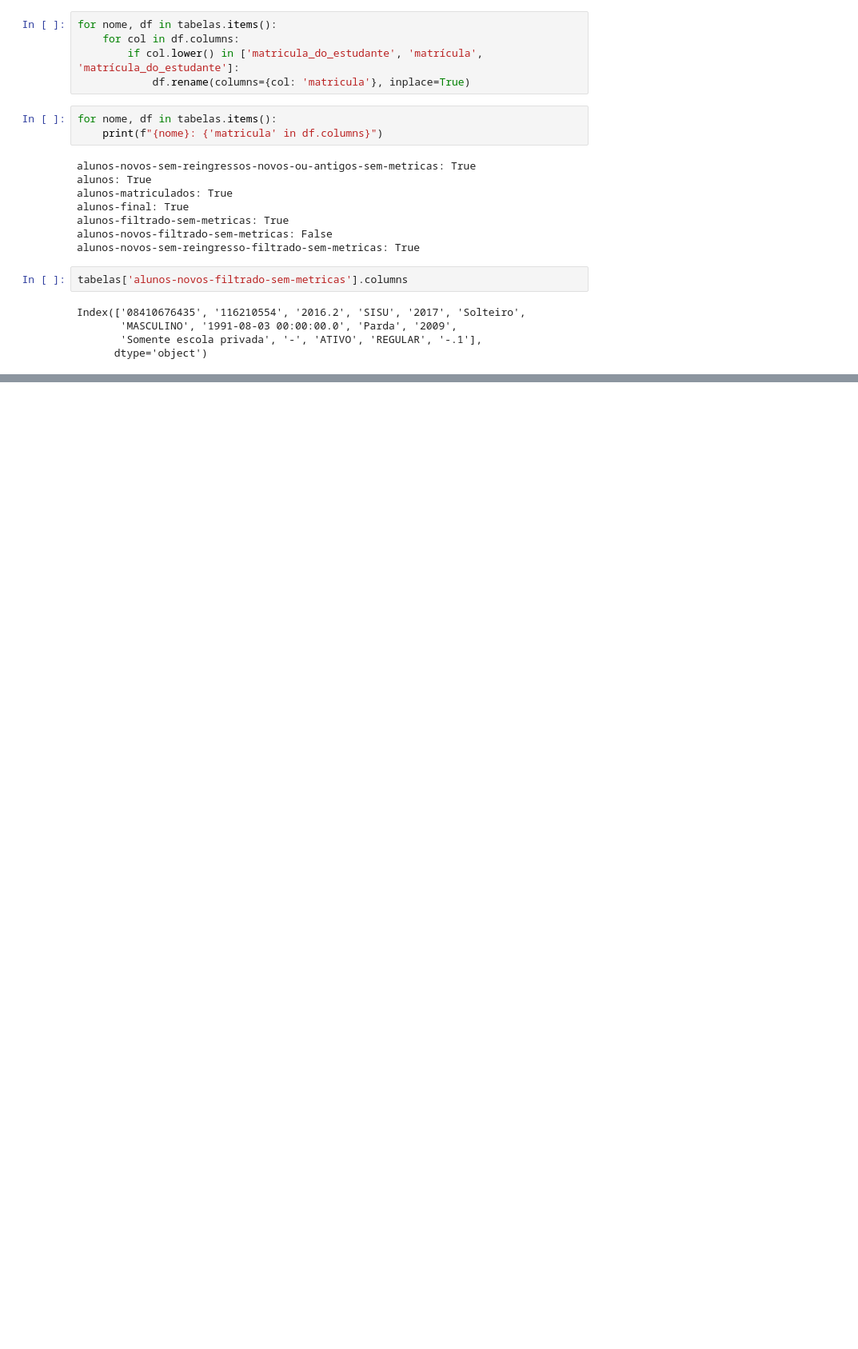
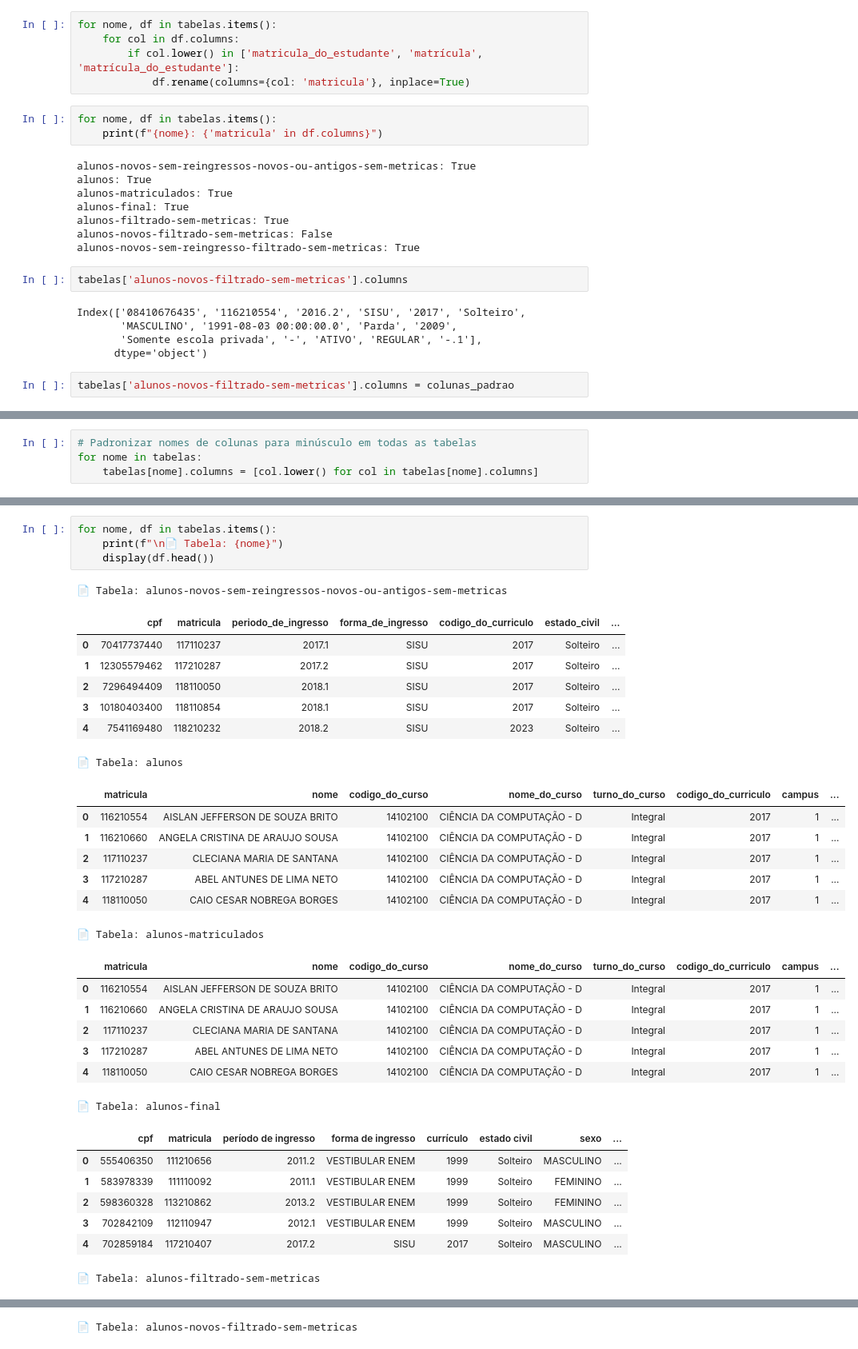
Before and after one commit to DiegoKazadi/ufcg-analise-descritiva, a Jupyter notebook: ufcg-analise-descritiva.ipynb, the cells around one changed output, grey strips where cells are left out. Shown at 80% size. Cells and saved outputs as stored; diff of their text form; blank space fills up the shorter version.

Commit message:
Consideração da tabela relevante

```diff
--- a/ufcg-analise-descritiva.ipynb
+++ b/ufcg-analise-descritiva.ipynb
@@ -219,3 +191,5 @@ Index(['08410676435', '116210554', '2016.2', 'SISU', '2017', 'Solteiro',
        'MASCULINO', '1991-08-03 00:00:00.0', 'Parda', '2009',
        'Somente escola privada', '-', 'ATIVO', 'REGULAR', '-.1'],
       dtype='object')
+# %%
+tabelas['alunos-novos-filtrado-sem-metricas'].columns = colunas_padrao
@@ -221,0 +267,4 @@ Index(['08410676435', '116210554', '2016.2', 'SISU', '2017', 'Solteiro',
+# %%
+# Padronizar nomes de colunas para minúsculo em todas as tabelas
+for nome in tabelas:
+    tabelas[nome].columns = [col.lower() for col in tabelas[nome].columns]
@@ -221,0 +273,34 @@ Index(['08410676435', '116210554', '2016.2', 'SISU', '2017', 'Solteiro',
+# %%
+for nome, df in tabelas.items():
+    print(f"\n📄 Tabela: {nome}")
+    display(df.head())
+# %% [output]
+📄 Tabela: alunos-novos-sem-reingressos-novos-ou-antigos-sem-metricas
+|  | cpf | matricula | periodo_de_ingresso | forma_de_ingresso | codigo_do_curriculo | estado_civil | ... |
+| 0 | 70417737440 | 117110237 | 2017.1 | SISU | 2017 | Solteiro | ... |
+| 1 | 12305579462 | 117210287 | 2017.2 | SISU | 2017 | Solteiro | ... |
+| 2 | 7296494409 | 118110050 | 2018.1 | SISU | 2017 | Solteiro | ... |
+| 3 | 10180403400 | 118110854 | 2018.1 | SISU | 2017 | Solteiro | ... |
+| 4 | 7541169480 | 118210232 | 2018.2 | SISU | 2023 | Solteiro | ... |
+📄 Tabela: alunos
+|  | matricula | nome | codigo_do_curso | nome_do_curso | turno_do_curso | codigo_do_curriculo | campus | ... |
+| 0 | 116210554 | AISLAN JEFFERSON DE SOUZA BRITO | 14102100 | CIÊNCIA DA COMPUTAÇÃO - D | Integral | 2017 | 1 | ... |
+| 1 | 116210660 | ANGELA CRISTINA DE ARAUJO SOUSA | 14102100 | CIÊNCIA DA COMPUTAÇÃO - D | Integral | 2017 | 1 | ... |
+| 2 | 117110237 | CLECIANA MARIA DE SANTANA | 14102100 | CIÊNCIA DA COMPUTAÇÃO - D | Integral | 2017 | 1 | ... |
+| 3 | 117210287 | ABEL ANTUNES DE LIMA NETO | 14102100 | CIÊNCIA DA COMPUTAÇÃO - D | Integral | 2017 | 1 | ... |
+| 4 | 118110050 | CAIO CESAR NOBREGA BORGES | 14102100 | CIÊNCIA DA COMPUTAÇÃO - D | Integral | 2017 | 1 | ... |
+📄 Tabela: alunos-matriculados
+|  | matricula | nome | codigo_do_curso | nome_do_curso | turno_do_curso | codigo_do_curriculo | campus | ... |
+| 0 | 116210554 | AISLAN JEFFERSON DE SOUZA BRITO | 14102100 | CIÊNCIA DA COMPUTAÇÃO - D | Integral | 2017 | 1 | ... |
+| 1 | 116210660 | ANGELA CRISTINA DE ARAUJO SOUSA | 14102100 | CIÊNCIA DA COMPUTAÇÃO - D | Integral | 2017 | 1 | ... |
+| 2 | 117110237 | CLECIANA MARIA DE SANTANA | 14102100 | CIÊNCIA DA COMPUTAÇÃO - D | Integral | 2017 | 1 | ... |
+| 3 | 117210287 | ABEL ANTUNES DE LIMA NETO | 14102100 | CIÊNCIA DA COMPUTAÇÃO - D | Integral | 2017 | 1 | ... |
+| 4 | 118110050 | CAIO CESAR NOBREGA BORGES | 14102100 | CIÊNCIA DA COMPUTAÇÃO - D | Integral | 2017 | 1 | ... |
+📄 Tabela: alunos-final
+|  | cpf | matricula | período de ingresso | forma de ingresso | currículo | estado civil | sexo | ... |
+| 0 | 555406350 | 111210656 | 2011.2 | VESTIBULAR ENEM | 1999 | Solteiro | MASCULINO | ... |
+| 1 | 583978339 | 111110092 | 2011.1 | VESTIBULAR ENEM | 1999 | Solteiro | FEMININO | ... |
+| 2 | 598360328 | 113210862 | 2013.2 | VESTIBULAR ENEM | 1999 | Solteiro | FEMININO | ... |
+| 3 | 702842109 | 112110947 | 2012.1 | VESTIBULAR ENEM | 1999 | Solteiro | MASCULINO | ... |
+| 4 | 702859184 | 117210407 | 2017.2 | SISU | 2017 | Solteiro | MASCULINO | ... |
+📄 Tabela: alunos-filtrado-sem-metricas
@@ -221,0 +313 @@ Index(['08410676435', '116210554', '2016.2', 'SISU', '2017', 'Solteiro',
+📄 Tabela: alunos-novos-filtrado-sem-metricas
```
Also changed, not shown: parts of 33 cells of this notebook.
